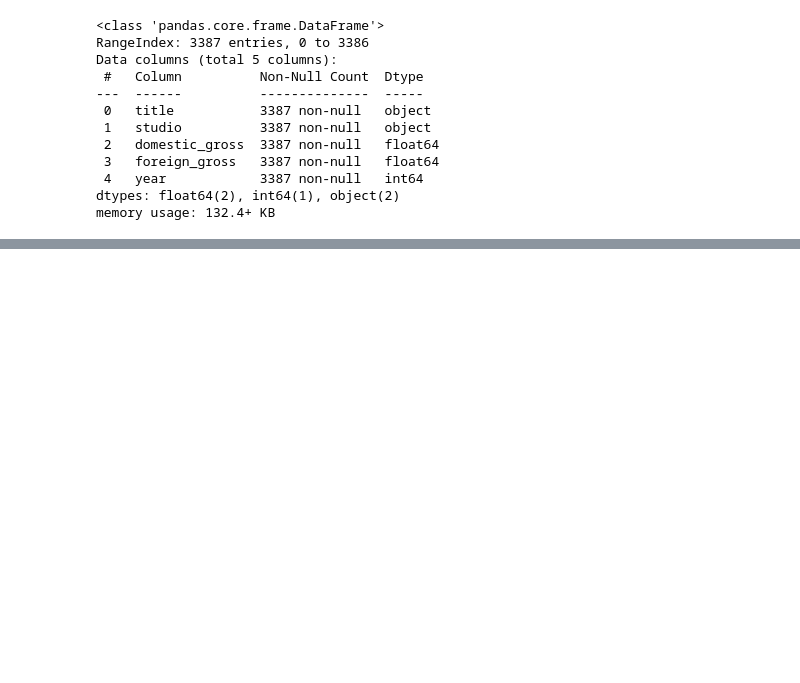
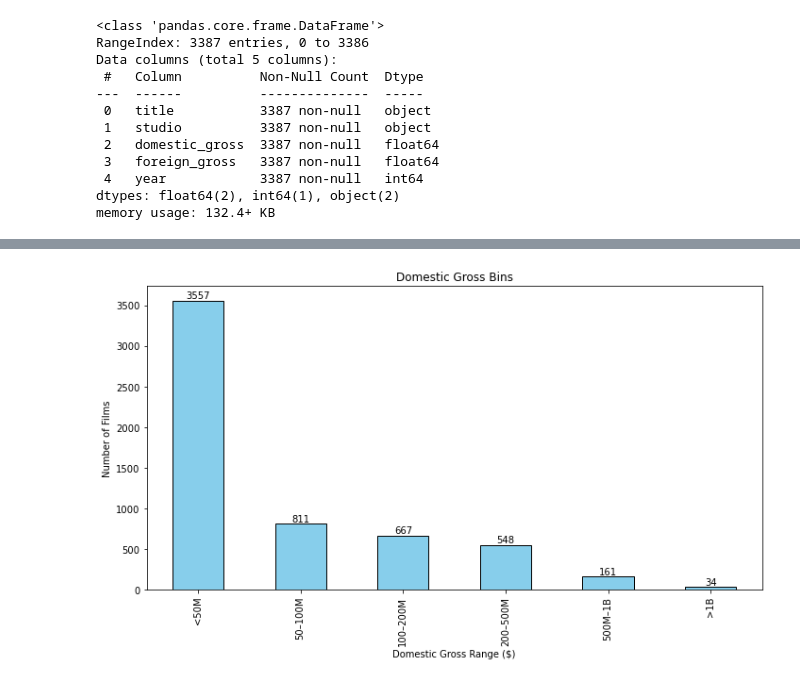
Before and after one commit to Vain-Guy/Data-s-Cut, a Jupyter notebook: notebooks/exploratory.ipynb, the cells around one changed output, grey strips where cells are left out. Cells and saved outputs as stored; diff of their text form; code cells hidden in the pictures; blank space fills up the shorter version.

```diff
--- a/notebooks/exploratory.ipynb
+++ b/notebooks/exploratory.ipynb
@@ -1153,0 +1160,15 @@ This section helps surface higher-dimensional dynamics that reflect the real-wor
+# %%
+# Plot with annotations
+ax = bin_counts.plot(kind='bar', color='skyblue', edgecolor='black', figsize=(10,6))
+plt.title('Domestic Gross Bins')
+plt.xlabel('Domestic Gross Range ($)')
+plt.ylabel('Number of Films')
+
+# Add count labels above bars
+for i, count in enumerate(bin_counts):
+    ax.text(i, count + 1, str(count), ha='center', va='bottom')
+
+plt.tight_layout()
+plt.show()
+# %% [output]
+[figure, added]
```
Also changed, not shown: parts of 24 cells of this notebook.
